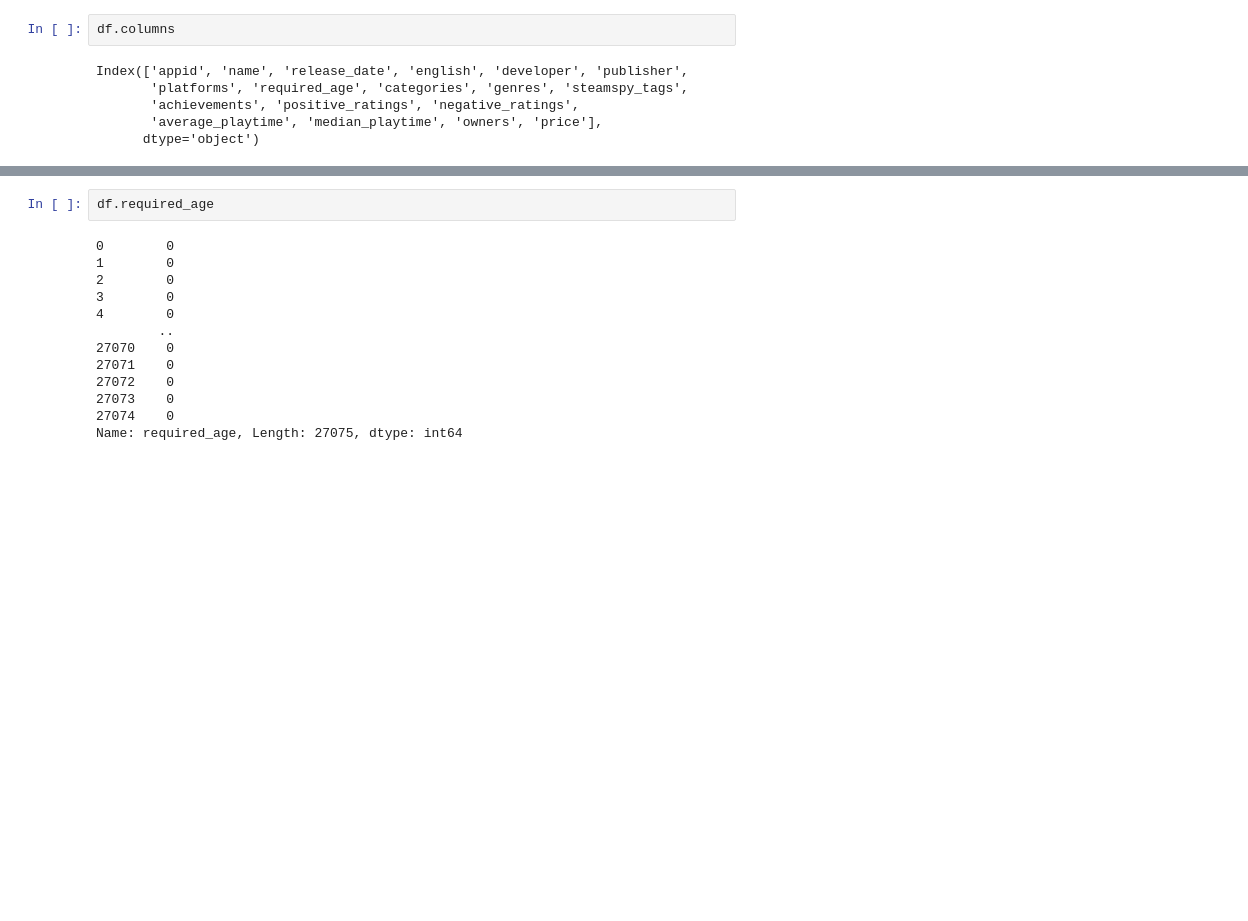
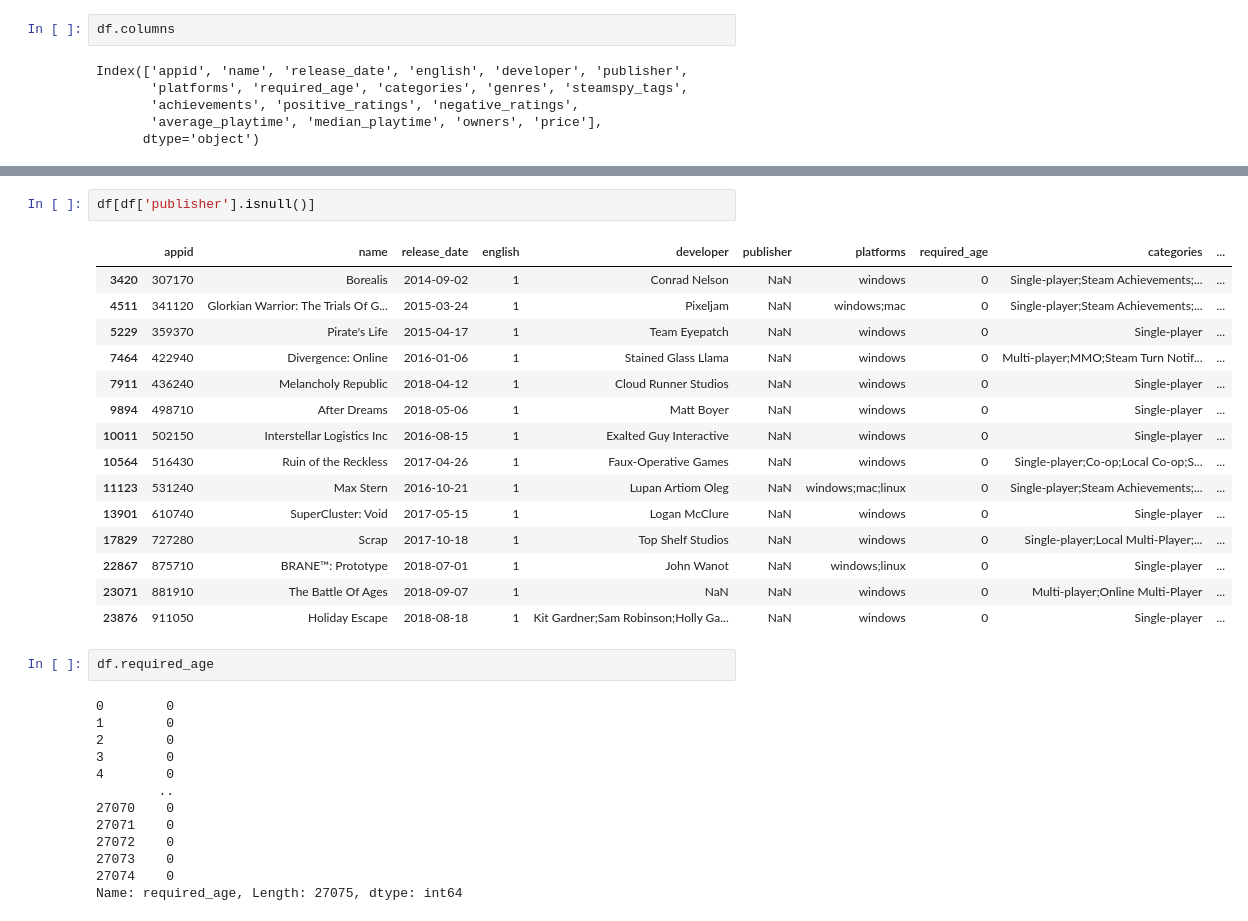
Before and after one commit to mauriciobenjamin700/Projeto_04_ADA, a Jupyter notebook: notebook_projeto.ipynb, the cells around one changed output, grey strips where cells are left out. Cells and saved outputs as stored; diff of their text form; blank space fills up the shorter version.

```diff
--- a/notebook_projeto.ipynb
+++ b/notebook_projeto.ipynb
@@ -111,3 +174,21 @@ Index(['appid', 'name', 'release_date', 'english', 'developer', 'publisher',
+# %%
+df[df['publisher'].isnull()]
+# %% [output]
+|  | appid | name | release_date | english | developer | publisher | platforms | required_age | categories | ... |
+| 3420 | 307170 | Borealis | 2014-09-02 | 1 | Conrad Nelson | NaN | windows | 0 | Single-player;Steam Achievements;... | ... |
+| 4511 | 341120 | Glorkian Warrior: The Trials Of G... | 2015-03-24 | 1 | Pixeljam | NaN | windows;mac | 0 | Single-player;Steam Achievements;... | ... |
+| 5229 | 359370 | Pirate's Life | 2015-04-17 | 1 | Team Eyepatch | NaN | windows | 0 | Single-player | ... |
+| 7464 | 422940 | Divergence: Online | 2016-01-06 | 1 | Stained Glass Llama | NaN | windows | 0 | Multi-player;MMO;Steam Turn Notif... | ... |
+| 7911 | 436240 | Melancholy Republic | 2018-04-12 | 1 | Cloud Runner Studios | NaN | windows | 0 | Single-player | ... |
+| 9894 | 498710 | After Dreams | 2018-05-06 | 1 | Matt Boyer | NaN | windows | 0 | Single-player | ... |
+| 10011 | 502150 | Interstellar Logistics Inc | 2016-08-15 | 1 | Exalted Guy Interactive | NaN | windows | 0 | Single-player | ... |
+| 10564 | 516430 | Ruin of the Reckless | 2017-04-26 | 1 | Faux-Operative Games | NaN | windows | 0 | Single-player;Co-op;Local Co-op;S... | ... |
+| 11123 | 531240 | Max Stern | 2016-10-21 | 1 | Lupan Artiom Oleg | NaN | windows;mac;linux | 0 | Single-player;Steam Achievements;... | ... |
+| 13901 | 610740 | SuperCluster: Void | 2017-05-15 | 1 | Logan McClure | NaN | windows | 0 | Single-player | ... |
+| 17829 | 727280 | Scrap | 2017-10-18 | 1 | Top Shelf Studios | NaN | windows | 0 | Single-player;Local Multi-Player;... | ... |
+| 22867 | 875710 | BRANE™: Prototype | 2018-07-01 | 1 | John Wanot | NaN | windows;linux | 0 | Single-player | ... |
+| 23071 | 881910 | The Battle Of Ages | 2018-09-07 | 1 | NaN | NaN | windows | 0 | Multi-player;Online Multi-Player | ... |
+| 23876 | 911050 | Holiday Escape | 2018-08-18 | 1 | Kit Gardner;Sam Robinson;Holly Ga... | NaN | windows | 0 | Single-player | ... |
 # %%
 df.required_age
 # %% [output]
```
Also changed, not shown: parts of 7 cells of this notebook.
